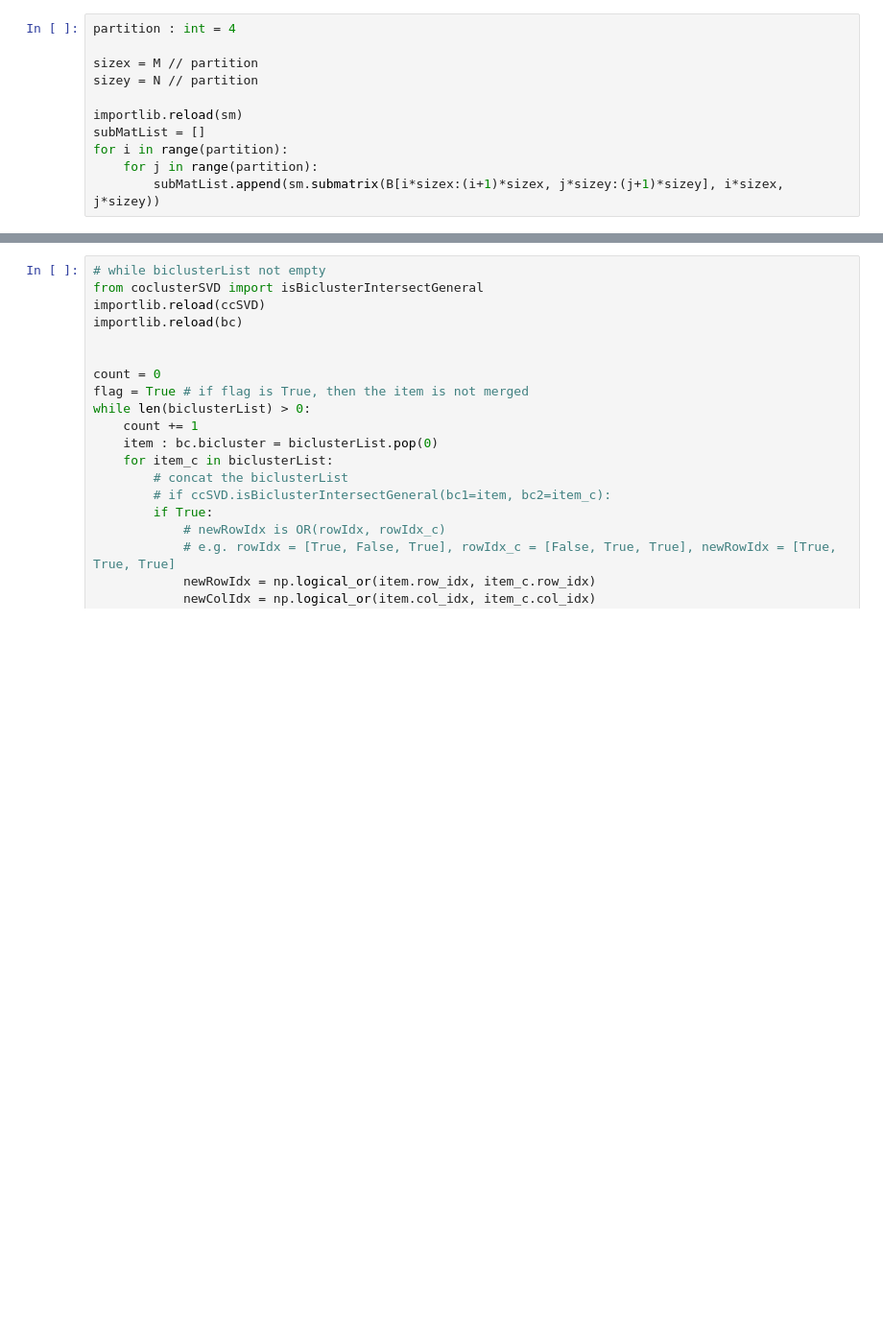
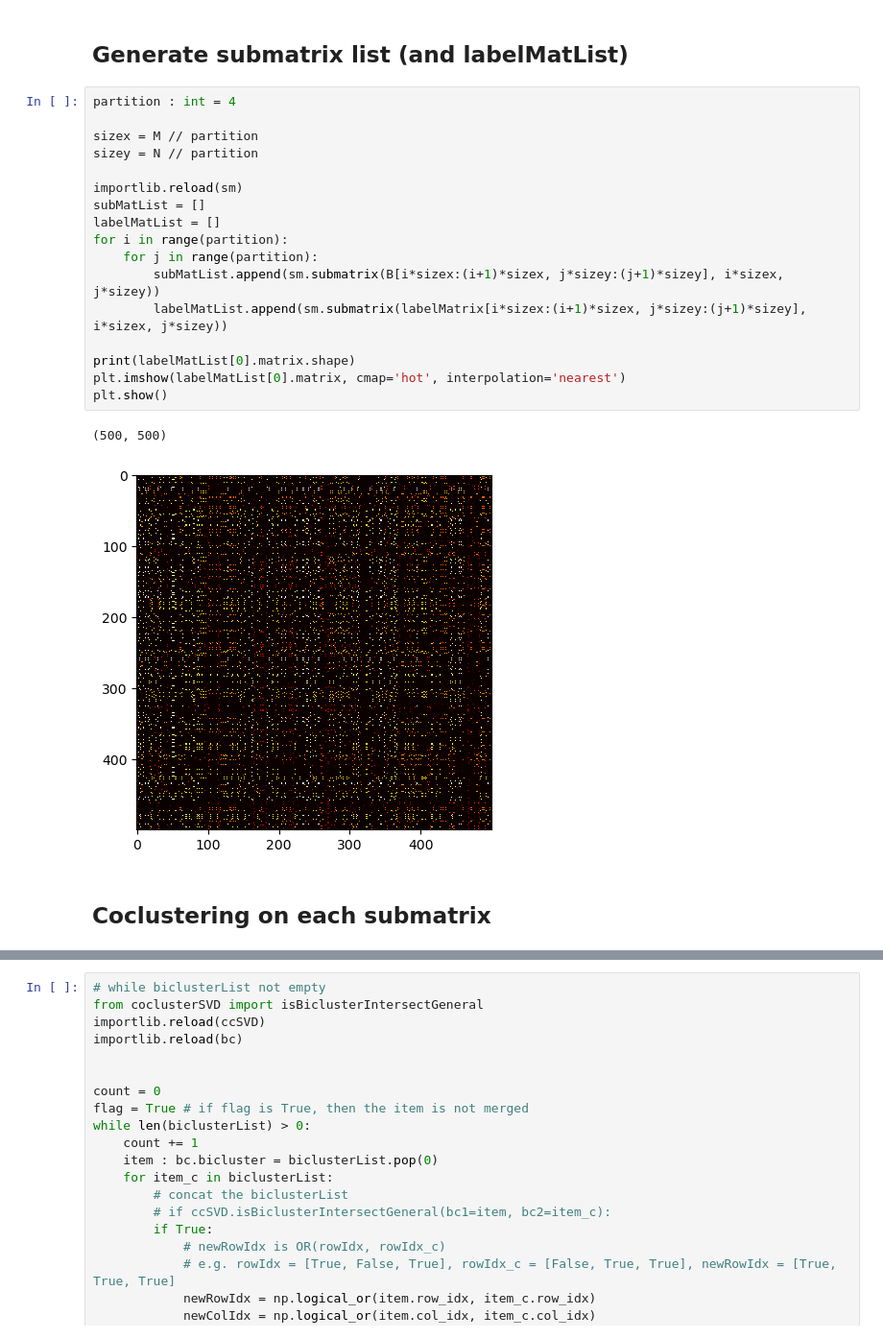
Before and after one commit to wzh4464/big_matrix_cocluster, a Jupyter notebook: main.ipynb, the cells around one changed output, grey strips where cells are left out. Shown at 96% size. Drawn from its saved outputs; the diff is of its cells as text; blank space fills up the shorter version.

```diff
--- a/main.ipynb
+++ b/main.ipynb
@@ -86,14 +100,27 @@ permy:  [1480 1312  305 ...  255 1344 1860]
+# %% [markdown]
+## Generate submatrix list (and labelMatList)
 # %%
 partition : int = 4
 
 sizex = M // partition
 sizey = N // partition
 
 importlib.reload(sm)
 subMatList = []
+labelMatList = []
 for i in range(partition):
     for j in range(partition):
         subMatList.append(sm.submatrix(B[i*sizex:(i+1)*sizex, j*sizey:(j+1)*sizey], i*sizex, j*sizey))
+        labelMatList.append(sm.submatrix(labelMatrix[i*sizex:(i+1)*sizex, j*sizey:(j+1)*sizey], i*sizex, j*sizey))
+
+print(labelMatList[0].matrix.shape)
+plt.imshow(labelMatList[0].matrix, cmap='hot', interpolation='nearest')
+plt.show()
+# %% [output]
+(500, 500)
+[figure, added]
+# %% [markdown]
+## Coclustering on each submatrix
 # %%
 importlib.reload(ccSVD)
 importlib.reload(bc)
```
Also changed, not shown: parts of 10 cells of this notebook, 1 other file.
